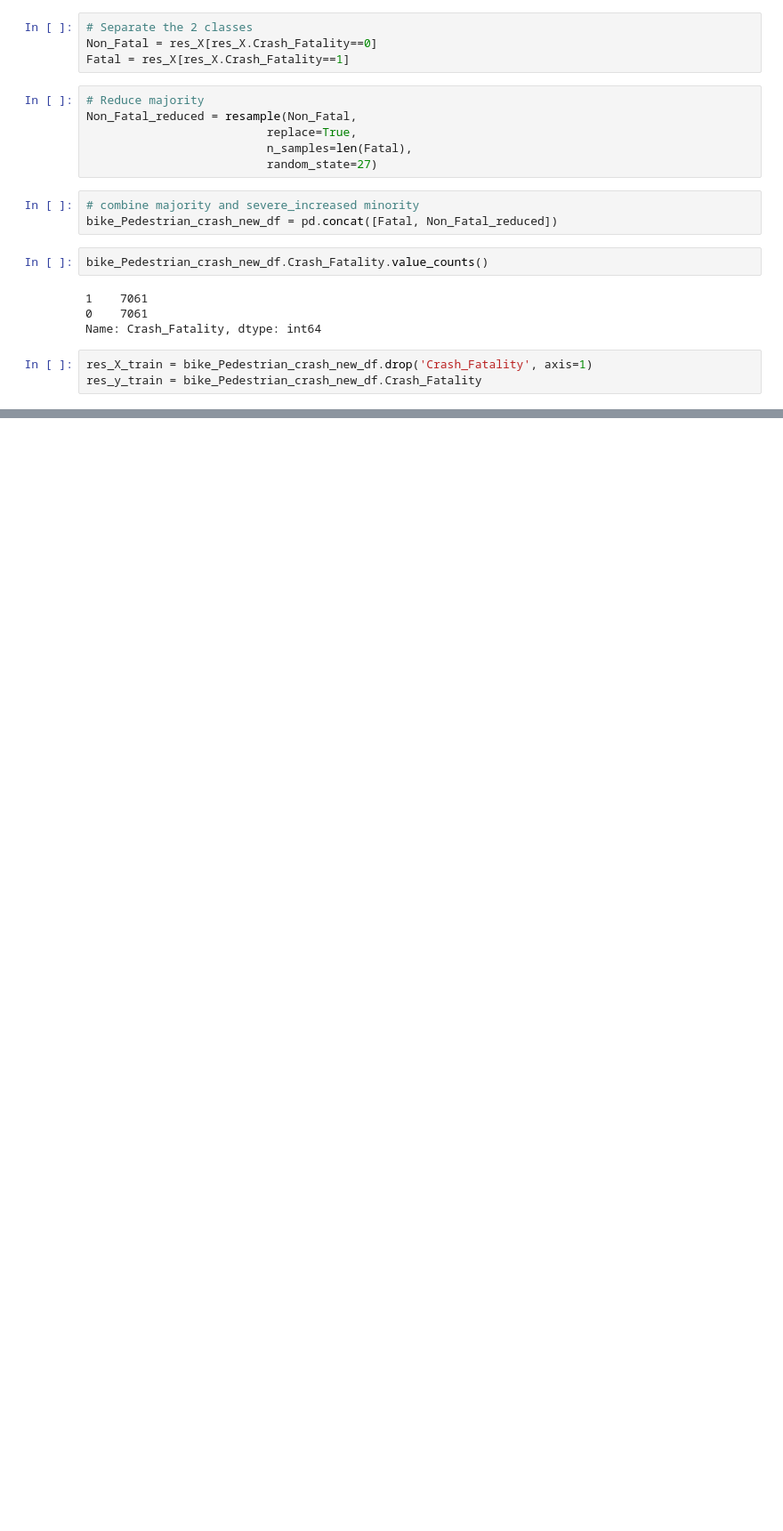
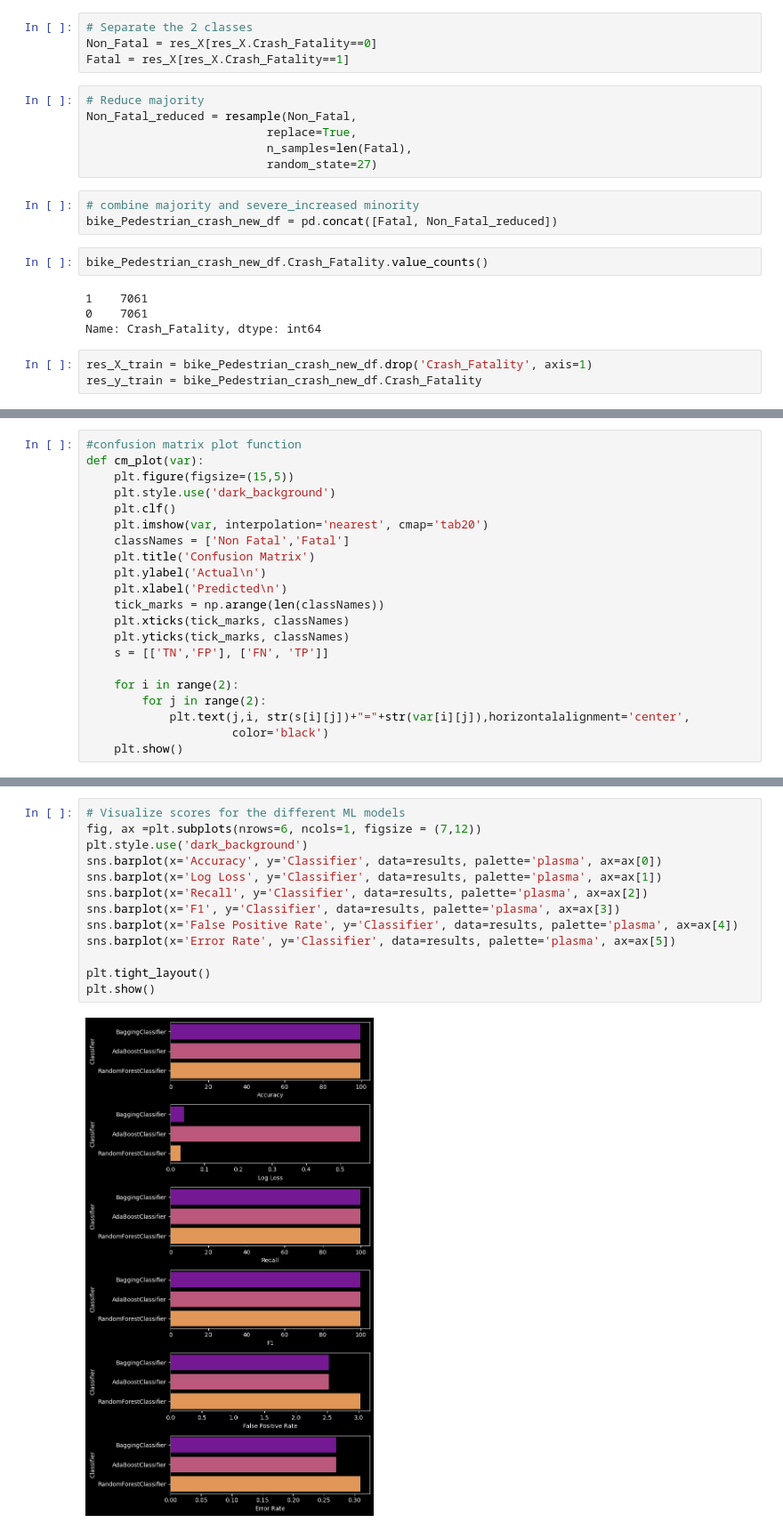
Before and after one commit to pawankumar1980/Final_Project_Bike_Pedestrian_Crash_Analysis, a Jupyter notebook: Bike_Pedestrian_Crash_Analysis_1.ipynb, the cells around one changed output, grey strips where cells are left out. Shown at 89% size. Cells and saved outputs as stored; diff of their text form; blank space fills up the shorter version.

```diff
--- a/Bike_Pedestrian_Crash_Analysis_1.ipynb
+++ b/Bike_Pedestrian_Crash_Analysis_1.ipynb
@@ -1001,0 +1021,21 @@ R2-Score: 0.9937853509493286
+# %%
+#confusion matrix plot function
+def cm_plot(var):
+    plt.figure(figsize=(15,5))
+    plt.style.use('dark_background')
+    plt.clf()
+    plt.imshow(var, interpolation='nearest', cmap='tab20')
+    classNames = ['Non Fatal','Fatal']
+    plt.title('Confusion Matrix')
+    plt.ylabel('Actual\n')
+    plt.xlabel('Predicted\n')
+    tick_marks = np.arange(len(classNames))
+    plt.xticks(tick_marks, classNames)
+    plt.yticks(tick_marks, classNames)
+    s = [['TN','FP'], ['FN', 'TP']]
+
+    for i in range(2):
+        for j in range(2):
+            plt.text(j,i, str(s[i][j])+"="+str(var[i][j]),horizontalalignment='center',
+                     color='black')
+    plt.show()
@@ -1001,0 +1120,15 @@ R2-Score: 0.9937853509493286
+# %%
+# Visualize scores for the different ML models
+fig, ax =plt.subplots(nrows=6, ncols=1, figsize = (7,12))
+plt.style.use('dark_background')
+sns.barplot(x='Accuracy', y='Classifier', data=results, palette='plasma', ax=ax[0])
+sns.barplot(x='Log Loss', y='Classifier', data=results, palette='plasma', ax=ax[1])
+sns.barplot(x='Recall', y='Classifier', data=results, palette='plasma', ax=ax[2])
+sns.barplot(x='F1', y='Classifier', data=results, palette='plasma', ax=ax[3])
+sns.barplot(x='False Positive Rate', y='Classifier', data=results, palette='plasma', ax=ax[4])
+sns.barplot(x='Error Rate', y='Classifier', data=results, palette='plasma', ax=ax[5])
+
+plt.tight_layout()
+plt.show()
+# %% [output]
+[figure, added]
```
Also changed, not shown: parts of 19 cells of this notebook, 7 other files.
